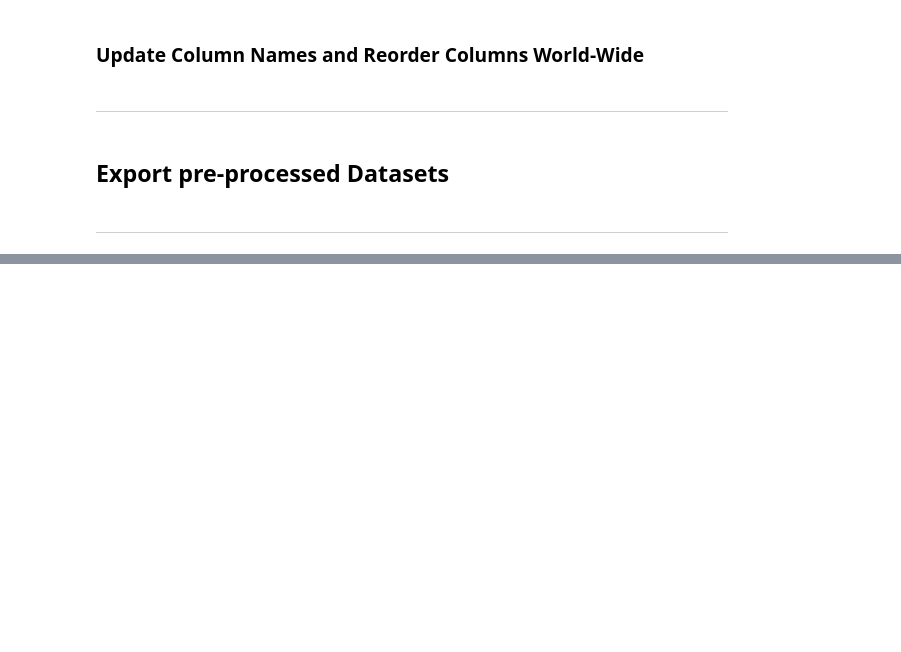
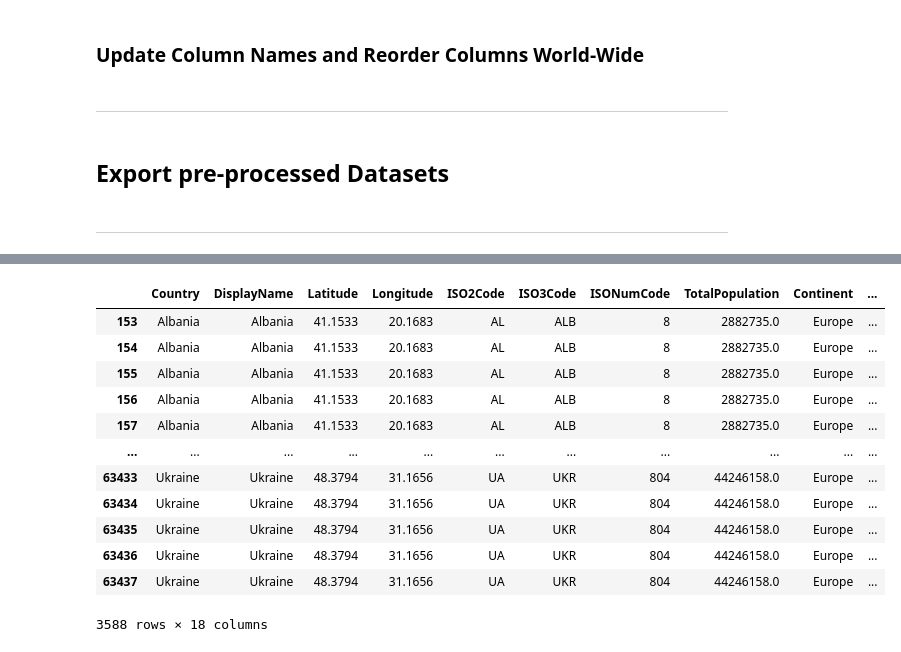
Before and after one commit to mediasittich/covid19-dash-app, a Jupyter notebook: notebooks/Notebook.ipynb, the cells around one changed output, grey strips where cells are left out. Saved outputs shown, nothing was run; the diff lists cells and outputs as text; code cells hidden in the pictures; blank space fills up the shorter version.

```diff
--- a/notebooks/Notebook.ipynb
+++ b/notebooks/Notebook.ipynb
@@ -766,0 +812,6 @@ df_world = pd.concat(list(d_world.values()), ignore_index=True)
+# %%
+# Create dictionary of LocID and PopTotal
+# Use set_index to set ID columns as the dataframe index.
+eu_codes = list(c6_start_dates['Code'])
+eu_dates = list(c6_start_dates['Date'])
+c6_dict = dict(zip(eu_codes, eu_dates))
@@ -766,0 +827,12 @@ df_world = pd.concat(list(d_world.values()), ignore_index=True)
+# %%
+end_date = '2020-04-27'
+# %%
+# Iterate over c6 dict
+# for each country get cum cases > start_date & < end_date
+# append to df rows
+df_eu_resp_list = []
+
+for key, val in c6_dict.items():
+    print(key, val)
+    mask = (df_eu['ISO3Code'] == key) & (df_eu['Date'] > val) & (df_eu['Date'] < end_date)
+    df_eu_resp_list.append(df_eu.loc[mask])
@@ -766,0 +857,18 @@ df_world = pd.concat(list(d_world.values()), ignore_index=True)
+# %%
+df_eu_resp = pd.concat(df_eu_resp_list)
+# %%
+df_eu_resp
+# %% [output]
+|  | Country | DisplayName | Latitude | Longitude | ISO2Code | ISO3Code | ISONumCode | TotalPopulation | Continent | ... |
+| 153 | Albania | Albania | 41.1533 | 20.1683 | AL | ALB | 8 | 2882735.0 | Europe | ... |
+| 154 | Albania | Albania | 41.1533 | 20.1683 | AL | ALB | 8 | 2882735.0 | Europe | ... |
+| 155 | Albania | Albania | 41.1533 | 20.1683 | AL | ALB | 8 | 2882735.0 | Europe | ... |
+| 156 | Albania | Albania | 41.1533 | 20.1683 | AL | ALB | 8 | 2882735.0 | Europe | ... |
+| 157 | Albania | Albania | 41.1533 | 20.1683 | AL | ALB | 8 | 2882735.0 | Europe | ... |
+| ... | ... | ... | ... | ... | ... | ... | ... | ... | ... | ... |
+| 63433 | Ukraine | Ukraine | 48.3794 | 31.1656 | UA | UKR | 804 | 44246158.0 | Europe | ... |
+| 63434 | Ukraine | Ukraine | 48.3794 | 31.1656 | UA | UKR | 804 | 44246158.0 | Europe | ... |
+| 63435 | Ukraine | Ukraine | 48.3794 | 31.1656 | UA | UKR | 804 | 44246158.0 | Europe | ... |
+| 63436 | Ukraine | Ukraine | 48.3794 | 31.1656 | UA | UKR | 804 | 44246158.0 | Europe | ... |
+| 63437 | Ukraine | Ukraine | 48.3794 | 31.1656 | UA | UKR | 804 | 44246158.0 | Europe | ... |
+3588 rows × 18 columns
```
Also changed, not shown: parts of 16 cells of this notebook, 4 other files.
